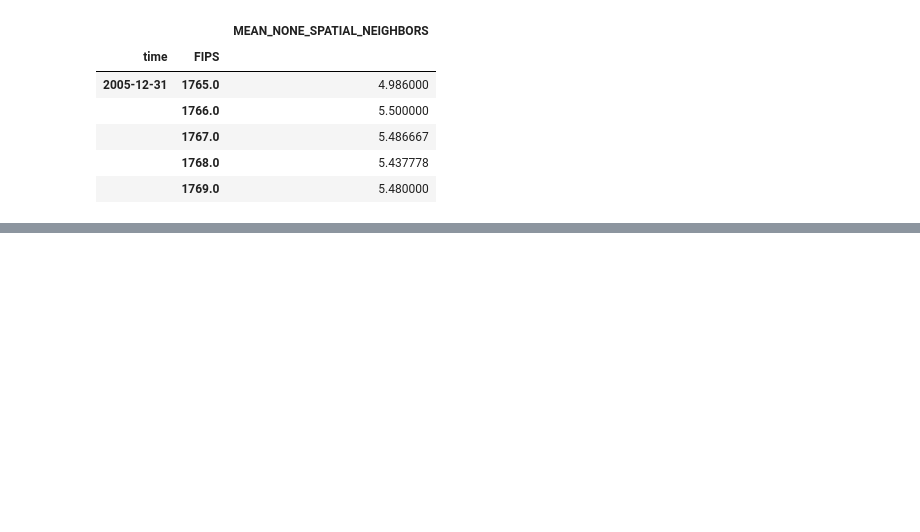
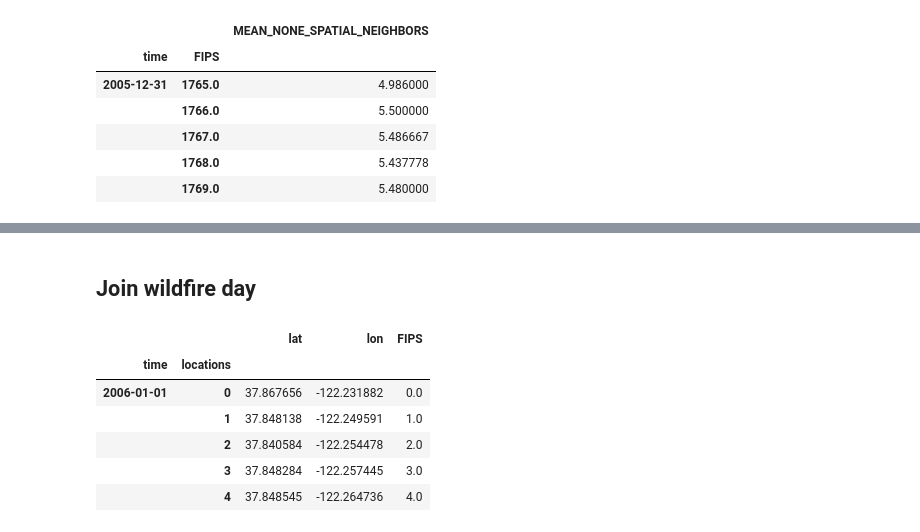
Before and after one commit to NSAPH-Projects/concurrence-climate-hazards, a Jupyter notebook: merge_data.ipynb, the cells around one changed output, grey strips where cells are left out. Cells and saved outputs as stored; diff of their text form; code cells hidden in the pictures; blank space fills up the shorter version.

```diff
--- a/merge_data.ipynb
+++ b/merge_data.ipynb
@@ -184,0 +217,2 @@ df.to_parquet("outputs/esri_tmin_tmax_pm25_merged.parquet")
+# %% [markdown]
+## Join wildfire day
@@ -184,0 +221,10 @@ df.to_parquet("outputs/esri_tmin_tmax_pm25_merged.parquet")
+# %%
+wf["FIPS"].to_dataframe().head()
+# %% [output]
+|  |  | lat | lon | FIPS |
+| time | locations |  |  |  |
+| 2006-01-01 | 0 | 37.867656 | -122.231882 | 0.0 |
+|  | 1 | 37.848138 | -122.249591 | 1.0 |
+|  | 2 | 37.840584 | -122.254478 | 2.0 |
+|  | 3 | 37.848284 | -122.257445 | 3.0 |
+|  | 4 | 37.848545 | -122.264736 | 4.0 |
```
Also changed, not shown: parts of 14 cells of this notebook, 2 other files.
